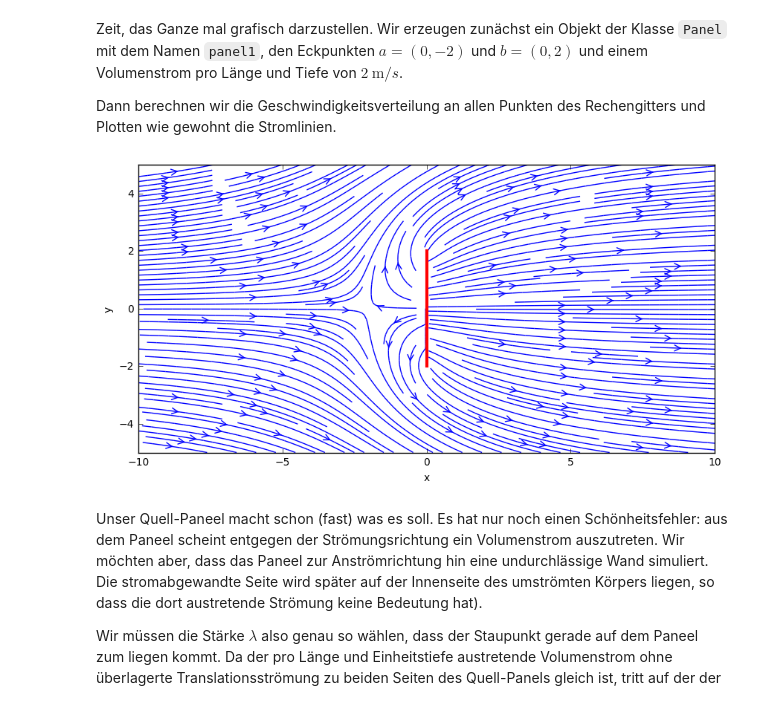
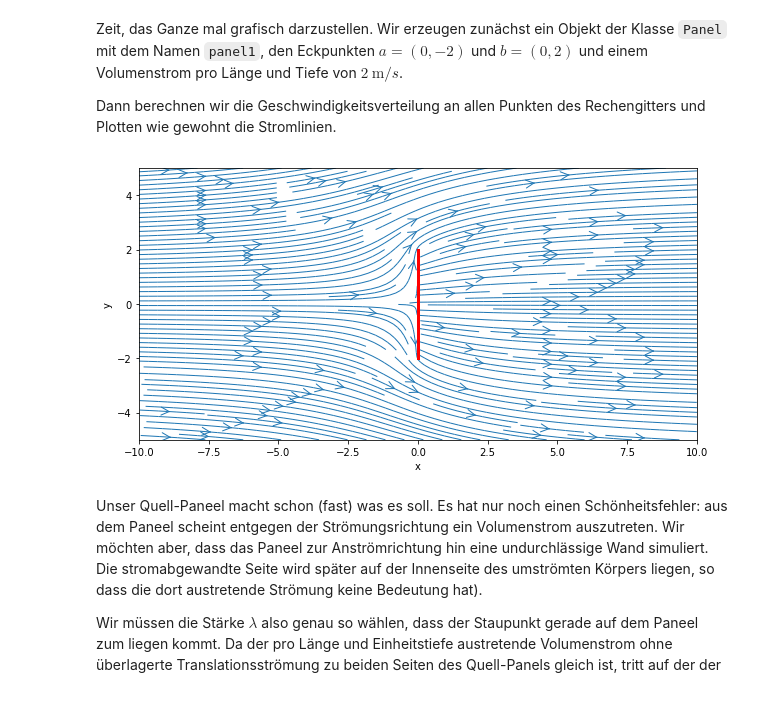
Before and after one commit to HsKA-ThermalFluiddynamics/NSS-1, a Jupyter notebook: 2_5-Potentialtheorie - Quell-Panel-Verfahren.ipynb, the cells around one changed output. Cells and saved outputs as stored; diff of their text form; code cells hidden in the pictures.

```diff
--- a/2_5-Potentialtheorie - Quell-Panel-Verfahren.ipynb
+++ b/2_5-Potentialtheorie - Quell-Panel-Verfahren.ipynb
@@ -128,33 +128,33 @@ Zeit, das Ganze mal grafisch darzustellen. Wir erzeugen zunächst ein Objekt der
 
 Dann berechnen wir die Geschwindigkeitsverteilung an allen Punkten des Rechengitters und Plotten wie gewohnt die Stromlinien.
 # %%
-lamb = 2
+lamb = 1
 panel1 = Panel(ax=0,ay=-2,bx=0,by=2,lamb=lamb)    # erzeuge neues Panel
 
-nx = 200                              # Anzahl der Punkte in x-Richtung
-ny = 100                              # Anzahl der Punkte in y-Richtung
+nx = 400                              # Anzahl der Punkte in x-Richtung
+ny = 200                              # Anzahl der Punkte in y-Richtung
 x = np.linspace(-10, 10, nx, dtype=float)  # 1D-Array mit x-Koordinaten
 y = np.linspace(-5,  5, ny, dtype=float)   # 1D-Array mit y-Koordinaten
 
 X, Y = np.meshgrid(x, y )      # erzeugt das Gitter mit nx * ny Punkten
 
 u,v = panel1.vel(X, Y)
 u += 0.5
 
 # Neuen Plot einrichten
 plt.figure(figsize=(10, 5))
 plt.xlabel('x')
 plt.ylabel('y')
 plt.xlim(-10,10)
 plt.ylim(-5,5)
 
 # Stromlinien mit Matplotlib-Funktion darstellen
 plt.streamplot(X, Y, u, v,
                   density=2, linewidth=1, arrowsize=2, arrowstyle='->')
 plt.plot([panel1.ax, panel1.bx],[panel1.ay, panel1.by],
          color='red', linewidth=3);
 # %% [output]
-[figure, old version]
+[figure, new version]
 # %% [markdown]
 Unser Quell-Paneel macht schon (fast) was es soll. Es hat nur noch einen Schönheitsfehler: aus dem Paneel scheint entgegen der Strömungsrichtung ein Volumenstrom auszutreten. Wir möchten aber, dass das Paneel zur Anströmrichtung hin eine undurchlässige Wand simuliert. Die stromabgewandte Seite wird später auf der Innenseite des umströmten Körpers liegen, so dass die dort austretende Strömung keine Bedeutung hat).
 
```
Also changed, not shown: parts of 4 cells of this notebook, 9 other files.
